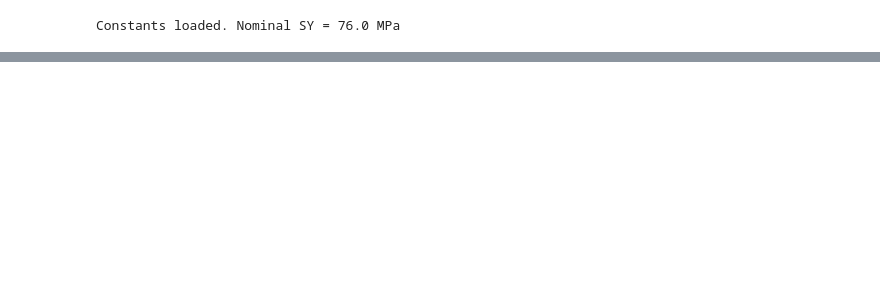
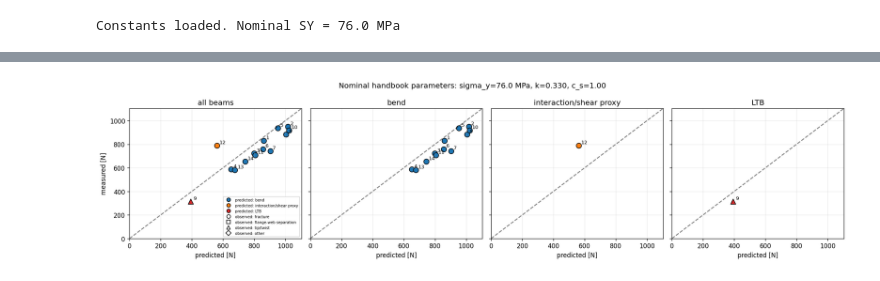
Before and after one commit to andrewvoss8-boop/core-me-data-science-activities-public, a Jupyter notebook: me323/Module1_drafts/ME323_Module1_Prelab1_FailureModes_KEY.ipynb, the cells around one changed output, grey strips where cells are left out. Saved outputs shown, nothing was run; the diff lists cells and outputs as text; code cells hidden in the pictures; blank space fills up the shorter version.

```diff
--- a/me323/Module1_drafts/ME323_Module1_Prelab1_FailureModes_KEY.ipynb
+++ b/me323/Module1_drafts/ME323_Module1_Prelab1_FailureModes_KEY.ipynb
@@ -303,0 +136,18 @@ revealed at the start of Pre-lab 2.
+# %%
+def section_props(b, H):
+    """I-section properties. b, H in mm; everything returned in METERS/SI."""
+    tf = (TH - H) / 2.0
+    b_, h_, B_, tf_ = b/1e3, H/1e3, B/1e3, tf/1e3
+    c = (TH/1e3) / 2
+    Ix = (b_*h_**3)/12 + 2*((B_*tf_**3)/12 + B_*tf_*(h_/2 + tf_/2)**2)
+    Iy = (h_*b_**3)/12 + 2*(tf_*B_**3)/12
+    def J_rect(x, y):
+        short, long = min(x, y), max(x, y)
+        r = short/long
+        beta = 1 - 0.63*r + 0.052*r**5
+        return (1/3)*beta*long*short**3
+    J = J_rect(b_, h_) + 2*J_rect(tf_, B_)
+    Cw = Iy*(h_ + tf_)**2/4
+    return dict(Ix=Ix, Iy=Iy, J=J, Cw=Cw, c=c,
+                b=b_, h=h_, tf=tf_, B=B_)
+section_props(2.0, 12.0)
@@ -303,0 +288,63 @@ revealed at the start of Pre-lab 2.
+# %%
+def observed_note_class(note):
+    s = str(note).lower()
+    if "separ" in s or "peel" in s:
+        return "flange-web separation"
+    if any(word in s for word in ("flip", "tip", "twist", "buckl")):
+        return "tip/twist"
+    if "fract" in s or "vertical" in s:
+        return "fracture"
+    return "other"
+
+MODE_ORDER = ["bend", "interaction/shear proxy", "LTB"]
+MODE_COLOR = {"bend": "tab:blue", "interaction/shear proxy": "tab:orange", "LTB": "tab:red"}
+OBS_MARKER = {"fracture": "o", "flange-web separation": "s", "tip/twist": "^", "other": "D"}
+from matplotlib.lines import Line2D
+
+def diagnostic_plots(sy, k, cs, label):
+    d = df.copy()
+    d["predicted_N"] = [capacity(b, H, sy, k, cs) for b, H in zip(d.b, d.H)]
+    d["mode_proxy"] = [gov_mode(b, H, sy, k, cs) for b, H in zip(d.b, d.H)]
+    d["observed_class"] = d.failure_note.map(observed_note_class)
+    d["residual_pct"] = 100*(d.predicted_N/d.strength_N - 1)
+    hi = 1.08*max(d.predicted_N.max(), d.strength_N.max())
+    fig, axes = plt.subplots(1, 4, figsize=(17, 4.2), sharex=True, sharey=True)
+    panels = [("all beams", d)] + [(mode, d[d.mode_proxy == mode]) for mode in MODE_ORDER]
+    for ax, (title, sub) in zip(axes, panels):
+        for _, row in sub.iterrows():
+            ax.scatter(row.predicted_N, row.strength_N, s=70,
+                       c=MODE_COLOR[row.mode_proxy],
+                       marker=OBS_MARKER[row.observed_class], edgecolor="k")
+            ax.annotate(str(int(row.beam_id)), (row.predicted_N, row.strength_N),
+                        xytext=(4, 3), textcoords="offset points", fontsize=8)
+        ax.plot([0, hi], [0, hi], "k--", alpha=0.5)
+        ax.set_title(title); ax.set_xlabel("predicted [N]")
+        ax.grid(alpha=0.25); ax.set_xlim(0, hi); ax.set_ylim(0, hi)
+        if sub.empty:
+            ax.text(0.5, 0.5, "no beams", transform=ax.transAxes, ha="center")
+    axes[0].set_ylabel("measured [N]")
+    legend_handles = [
+        Line2D([0], [0], marker="o", color="none", markerfacecolor=color,
+               markeredgecolor="k", label=f"predicted: {mode}")
+        for mode, color in MODE_COLOR.items()
+    ] + [
+        Line2D([0], [0], marker=marker, color="k", linestyle="none",
+               markerfacecolor="white", label=f"observed: {obs}")
+        for obs, marker in OBS_MARKER.items()
+    ]
+    axes[0].legend(handles=legend_handles, fontsize=6, loc="lower right")
+    fig.suptitle(f"{label}: sigma_y={sy/1e6:.1f} MPa, k={k:.3f}, c_s={cs:.2f}")
+    plt.tight_layout(); plt.show()
+    cols = ["beam_id", "b", "H", "strength_N", "predicted_N", "residual_pct",
+            "mode_proxy", "observed_class", "failure_note"]
+    print(d[cols].round({"b": 2, "H": 2, "strength_N": 1,
+                         "predicted_N": 1, "residual_pct": 1}).to_string(index=False))
+    mape = d.residual_pct.abs().mean()
+    print(f"\n{label} MAPE = {mape:.1f}%")
+    return d, float(mape)
+
+diag_nominal, mape_nom = diagnostic_plots(SY, K_LTB, CS, "Nominal handbook parameters")
+df["cap_nominal"] = diag_nominal.predicted_N
+print(f"CHECKPOINT: nominal error should be about 14% MAPE.")
+# %% [output]
+[figure, added]
```
Also changed, not shown: parts of 44 cells of this notebook, 11 other files.
